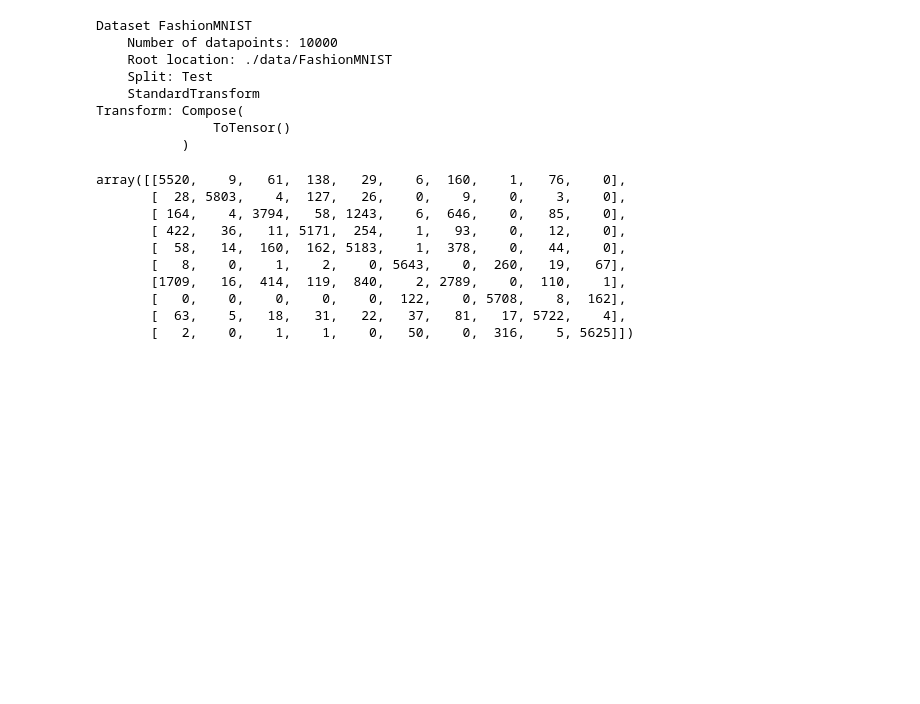
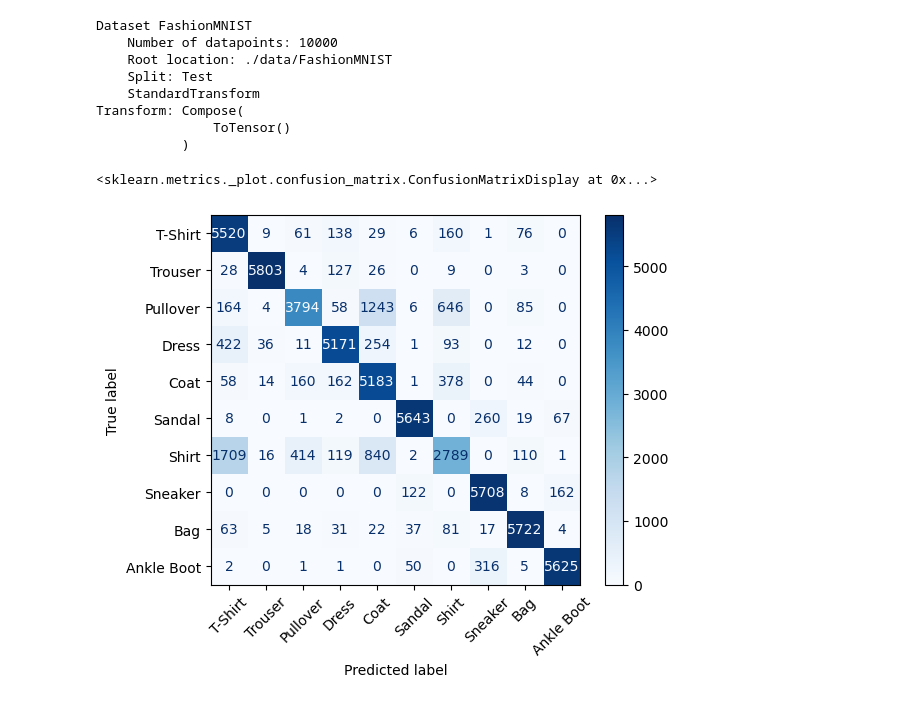
Before and after one commit to dtborders/ml-methods, a Jupyter notebook: notebooks/basic_cnn.ipynb, the cells around one changed output. Drawn from its saved outputs; the diff is of its cells as text; code cells hidden in the pictures; blank space fills up the shorter version.

```diff
--- a/notebooks/basic_cnn.ipynb
+++ b/notebooks/basic_cnn.ipynb
@@ -176,16 +179,9 @@ for batch in val_loader:
     binary_preds = np.argmax(preds.detach().numpy(), axis=1)
     pred_all.extend(binary_preds)
     y_all.extend(y.detach().numpy())
-# %%
-confusion_matrix(y_all, pred_all)
-# %% [output]
-array([[5520,    9,   61,  138,   29,    6,  160,    1,   76,    0],
-       [  28, 5803,    4,  127,   26,    0,    9,    0,    3,    0],
-       [ 164,    4, 3794,   58, 1243,    6,  646,    0,   85,    0],
-       [ 422,   36,   11, 5171,  254,    1,   93,    0,   12,    0],
-       [  58,   14,  160,  162, 5183,    1,  378,    0,   44,    0],
-       [   8,    0,    1,    2,    0, 5643,    0,  260,   19,   67],
-       [1709,   16,  414,  119,  840,    2, 2789,    0,  110,    1],
-       [   0,    0,    0,    0,    0,  122,    0, 5708,    8,  162],
-       [  63,    5,   18,   31,   22,   37,   81,   17, 5722,    4],
-       [   2,    0,    1,    1,    0,   50,    0,  316,    5, 5625]])
+# %%
+disp = met.ConfusionMatrixDisplay(confusion_matrix=met.confusion_matrix(y_all, pred_all), display_labels=labels_map.values())
+disp.plot(xticks_rotation=45, cmap='Blues')
+# %% [output]
+<sklearn.metrics._plot.confusion_matrix.ConfusionMatrixDisplay at 0x...>
+[figure, added]
```
Also changed, not shown: parts of 3 cells of this notebook.
